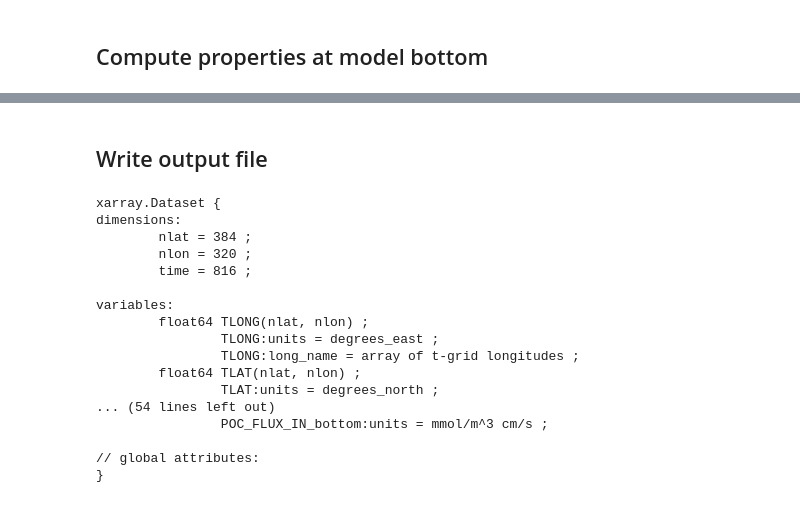
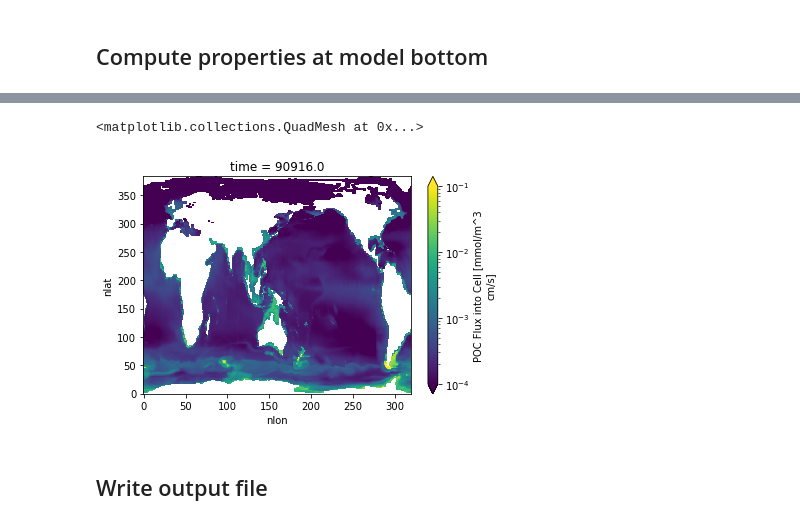
Before and after one commit to matt-long/fish-offline, a Jupyter notebook: notebooks/proc-cesm-dple-fields.ipynb, the cells around one changed output, grey strips where cells are left out. Cells and saved outputs as stored; diff of their text form; code cells hidden in the pictures.

```diff
--- a/notebooks/proc-cesm-dple-fields.ipynb
+++ b/notebooks/proc-cesm-dple-fields.ipynb
@@ -129,24 +276,9 @@ for v in ['TEMP', 'POC_FLUX_IN']:
+# %%
+dso.POC_FLUX_IN_bottom.isel(time=0).plot(norm=colors.LogNorm(vmin=1e-4, vmax=0.1))
+# %% [output]
+<matplotlib.collections.QuadMesh at 0x...>
+[figure, added]
 # %% [markdown]
 ## Write output file
-# %%
-dso.info()
-# %% [output]
-xarray.Dataset {
-dimensions:
-        nlat = 384 ;
-        nlon = 320 ;
-        time = 816 ;
-
-variables:
-        float64 TLONG(nlat, nlon) ;
-                TLONG:units = degrees_east ;
-                TLONG:long_name = array of t-grid longitudes ;
-        float64 TLAT(nlat, nlon) ;
-                TLAT:units = degrees_north ;
-... (54 lines left out)
-                POC_FLUX_IN_bottom:units = mmol/m^3 cm/s ;
-
-// global attributes:
-}
 # %%
 %%time
```
Also changed, not shown: parts of 12 cells of this notebook.
